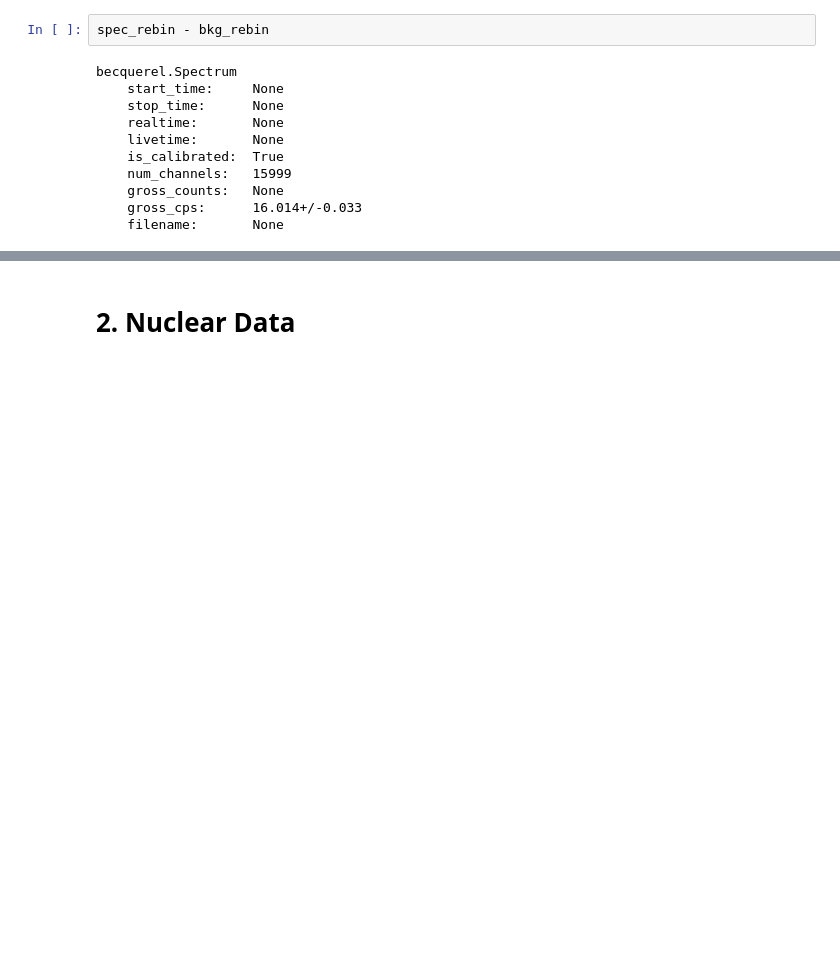
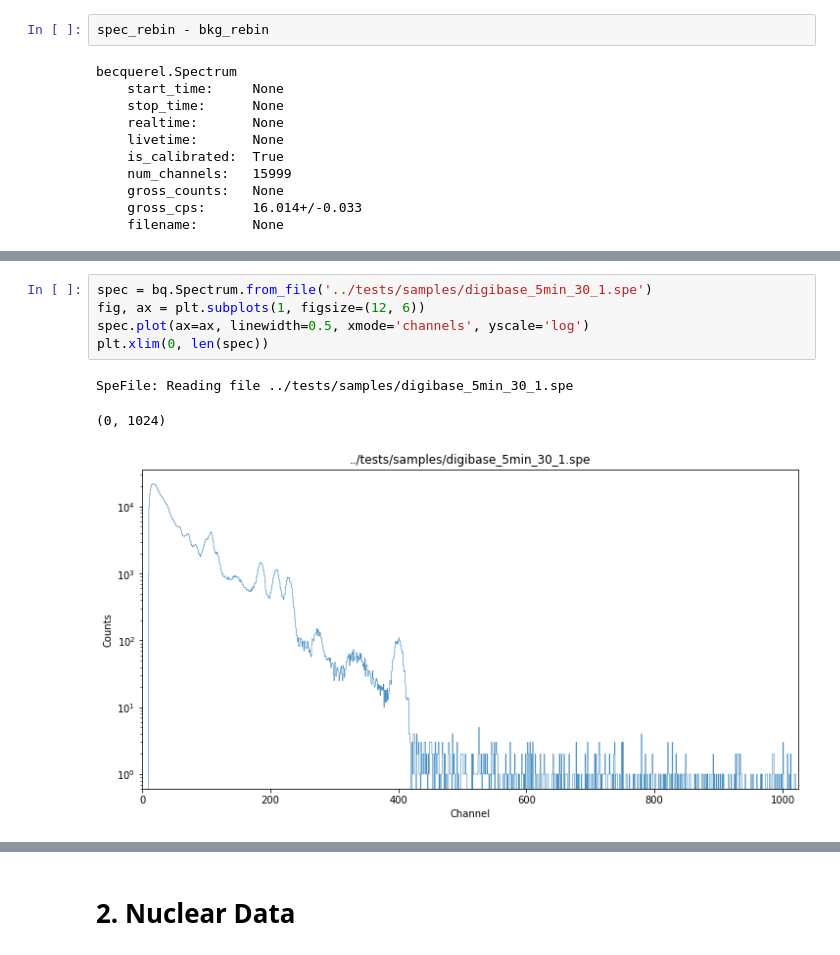
Before and after one commit to lbl-anp/becquerel, a Jupyter notebook: examples/quickstart.ipynb, the cells around one changed output, grey strips where cells are left out. Saved outputs shown, nothing was run; the diff lists cells and outputs as text; blank space fills up the shorter version.

```diff
--- a/examples/quickstart.ipynb
+++ b/examples/quickstart.ipynb
@@ -367,0 +369,9 @@ becquerel.Spectrum
+# %%
+spec = bq.Spectrum.from_file('../tests/samples/digibase_5min_30_1.spe')
+fig, ax = plt.subplots(1, figsize=(12, 6))
+spec.plot(ax=ax, linewidth=0.5, xmode='channels', yscale='log')
+plt.xlim(0, len(spec))
+# %% [output]
+SpeFile: Reading file ../tests/samples/digibase_5min_30_1.spe
+(0, 1024)
+[figure, added]
```
Also changed, not shown: parts of 10 cells of this notebook.
